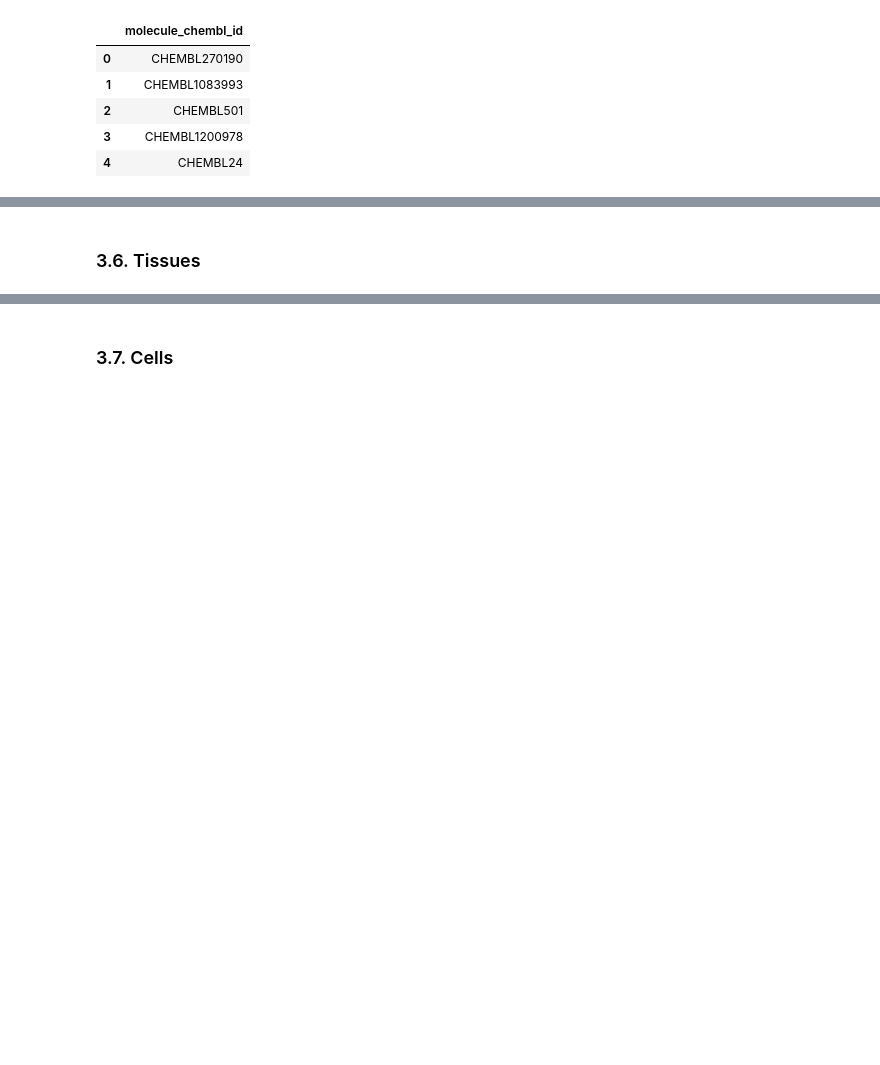
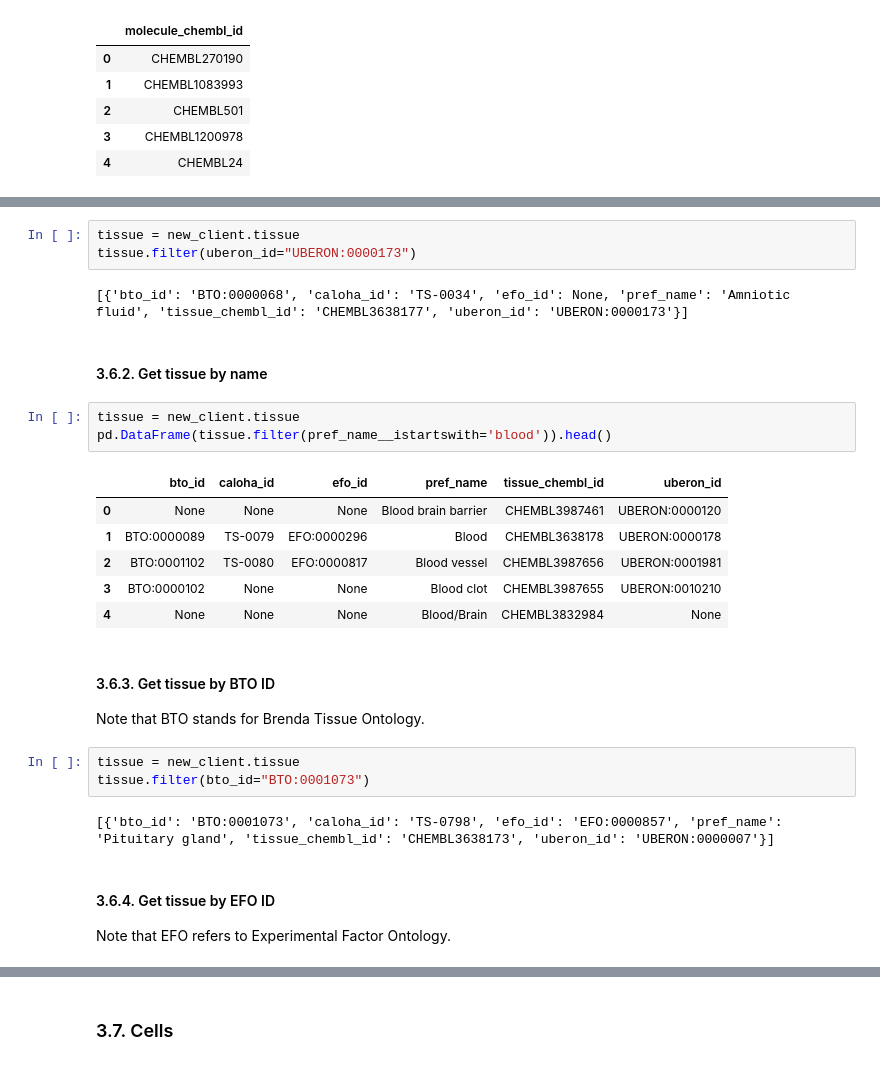
Before and after one commit to wehs7661/demos_hub, a Jupyter notebook: ChEMBL_webresource_client.ipynb, the cells around one changed output, grey strips where cells are left out. Cells and saved outputs as stored; diff of their text form; blank space fills up the shorter version.

```diff
--- a/ChEMBL_webresource_client.ipynb
+++ b/ChEMBL_webresource_client.ipynb
@@ -491,2 +655,28 @@ pd.DataFrame(res).head()
+# %%
+tissue = new_client.tissue
+tissue.filter(uberon_id="UBERON:0000173")
+# %% [output]
+[{'bto_id': 'BTO:0000068', 'caloha_id': 'TS-0034', 'efo_id': None, 'pref_name': 'Amniotic fluid', 'tissue_chembl_id': 'CHEMBL3638177', 'uberon_id': 'UBERON:0000173'}]
 # %% [markdown]
-### 3.6. Tissues
+#### 3.6.2. Get tissue by name
+# %%
+tissue = new_client.tissue
+pd.DataFrame(tissue.filter(pref_name__istartswith='blood')).head()
+# %% [output]
+|  | bto_id | caloha_id | efo_id | pref_name | tissue_chembl_id | uberon_id |
+| 0 | None | None | None | Blood brain barrier | CHEMBL3987461 | UBERON:0000120 |
+| 1 | BTO:0000089 | TS-0079 | EFO:0000296 | Blood | CHEMBL3638178 | UBERON:0000178 |
+| 2 | BTO:0001102 | TS-0080 | EFO:0000817 | Blood vessel | CHEMBL3987656 | UBERON:0001981 |
+| 3 | BTO:0000102 | None | None | Blood clot | CHEMBL3987655 | UBERON:0010210 |
+| 4 | None | None | None | Blood/Brain | CHEMBL3832984 | None |
+# %% [markdown]
+#### 3.6.3. Get tissue by BTO ID
+Note that BTO stands for Brenda Tissue Ontology.
+# %%
+tissue = new_client.tissue
+tissue.filter(bto_id="BTO:0001073")
+# %% [output]
+[{'bto_id': 'BTO:0001073', 'caloha_id': 'TS-0798', 'efo_id': 'EFO:0000857', 'pref_name': 'Pituitary gland', 'tissue_chembl_id': 'CHEMBL3638173', 'uberon_id': 'UBERON:0000007'}]
+# %% [markdown]
+#### 3.6.4. Get tissue by EFO ID
+Note that EFO refers to Experimental Factor Ontology.
```
Also changed, not shown: parts of 23 cells of this notebook.
